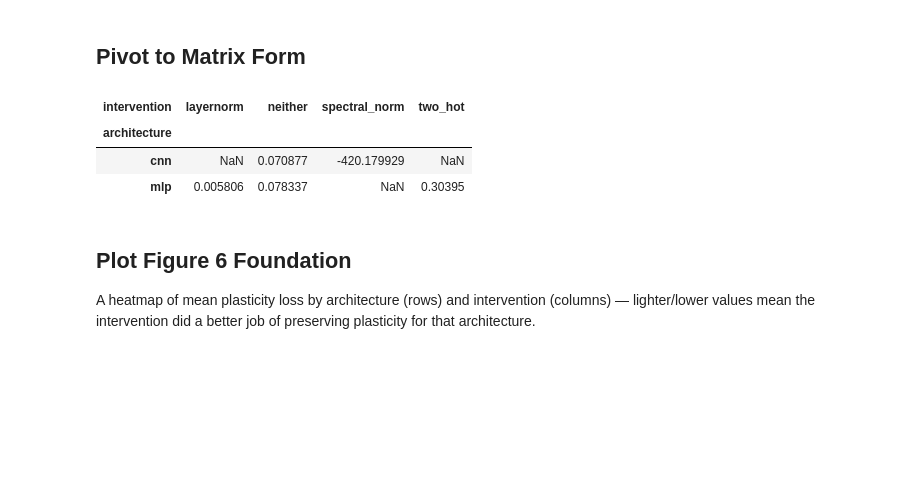
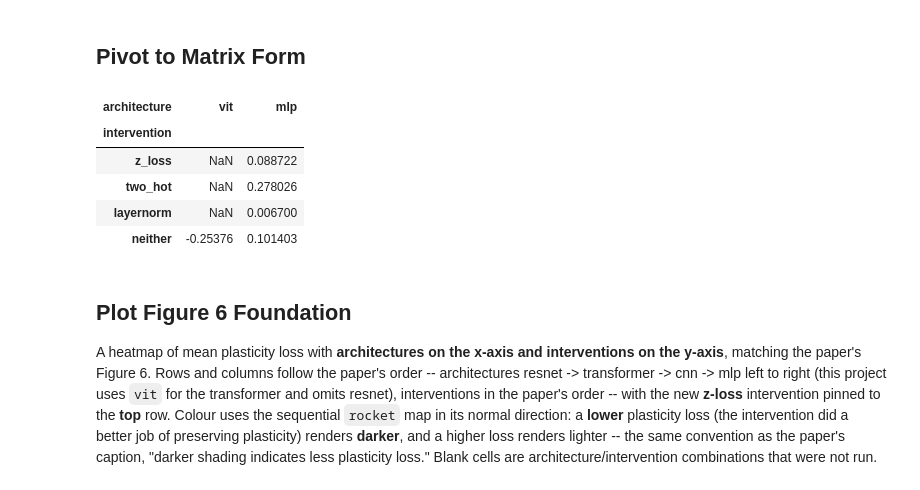
Before and after one commit to mahdigheidi/Masters-Study-Project, a Jupyter notebook: notebooks/figure6_intervention_matrix.ipynb, the cells around one changed output. Cells and saved outputs as stored; diff of their text form; code cells hidden in the pictures; blank space fills up the shorter version.

```diff
--- a/notebooks/figure6_intervention_matrix.ipynb
+++ b/notebooks/figure6_intervention_matrix.ipynb
@@ -83,12 +82,14 @@ INTERVENTIONS = (
     "spectral_norm",
     "layernorm",
     "shrink_and_perturb",
+    "z_loss",
 )
 
 
 @dataclass
 class InterventionRunConfig(ClassificationDQNConfig):
     intervention: str = "neither"
+    z_loss_coef: float = 1e-4
     two_hot_bins: int = 51
     two_hot_min: float = -10.0
     two_hot_max: float = 10.0
@@ -314,6 +344,11 @@ def run_intervention_config(config: InterventionRunConfig) -> dict:
             collect_two_hot_transition(env, model, replay, encoding, epsilon, device=DEVICE)
             last_loss = train_two_hot_step(
                 model, target_model, optimizer, replay, config, encoding, device=DEVICE,
+            )
+        elif config.intervention == "z_loss":
+            collect_transition(env, model, replay, epsilon, device=DEVICE)
+            last_loss = train_dqn_zloss_step(
+                model, target_model, optimizer, replay, config, device=DEVICE,
             )
         else:
             collect_transition(env, model, replay, epsilon, device=DEVICE)
@@ -364,7 +399,7 @@ def run_intervention_matrix(
 def make_intervention_matrix_configs(
     data_root: str = "./data",
     download: bool = False,
-    architectures: Sequence[str] = ("mlp", "cnn", "resnet18", "vit"),
+    architectures: Sequence[str] = ("mlp", "vit"),
     interventions: Sequence[str] = INTERVENTIONS,
     environment: str = "easy",
     observation_space: str = "mnist",
@@ -402,8 +437,6 @@ def make_smoke_configs(data_root: str = "./data", download: bool = False) -> Lis
         observation_space="mnist",
         environment="easy",
         hidden_dim=128,
-        cnn_channels=16,
-        cnn_fc_dim=64,
         batch_size=128,
         replay_capacity=5_000,
         warmup_steps=512,
@@ -418,8 +451,8 @@ def make_smoke_configs(data_root: str = "./data", download: bool = False) -> Lis
         configure_intervention(replace(base, architecture="mlp"), "neither"),
         configure_intervention(replace(base, architecture="mlp"), "layernorm"),
         configure_intervention(replace(base, architecture="mlp"), "two_hot"),
-        configure_intervention(replace(base, architecture="cnn"), "neither"),
-        configure_intervention(replace(base, architecture="cnn"), "spectral_norm"),
+        configure_intervention(replace(base, architecture="mlp"), "z_loss"),
+        configure_intervention(replace(base, architecture="vit"), "neither"),
     ]
 # %% [markdown]
 ## Select Architecture and Intervention Runs
@@ -469,23 +490,46 @@ Random targets generated with shape torch.Size([128, 210]).
 # %% [markdown]
 ## Pivot to Matrix Form
 # %%
+# Paper Figure 6 ordering. Interventions run top-to-bottom: z_loss pinned to the
+# top (the new intervention), then the paper's order; "neither" is the paper's "None".
+# Architectures run left-to-right as in the paper (resnet, transformer, cnn, mlp) --
+# this project uses "vit" for the transformer and may omit resnet/cnn.
+INTERVENTION_ORDER = [
+    "z_loss", "two_hot", "reset_last_layer", "weight_decay",
+    "spectral_norm", "layernorm", "shrink_and_perturb", "neither",
+]
+ARCHITECTURE_ORDER = ["resnet", "vit", "cnn", "mlp"]
+
+
+def _ordered(present, canonical):
+    ordered = [x for x in canonical if x in present]
+    ordered += [x for x in present if x not in ordered]  # keep any unexpected categories
+    return ordered
+
+
 def pivot_intervention_matrix(df: pd.DataFrame) -> pd.DataFrame:
-    return df.pivot_table(
-        index="architecture", columns="intervention", values="plasticity_loss", aggfunc="mean",
+    matrix = df.pivot_table(
+        index="intervention", columns="architecture", values="plasticity_loss", aggfunc="mean",
+    )
+    return matrix.reindex(
+        index=_ordered(matrix.index, INTERVENTION_ORDER),
+        columns=_ordered(matrix.columns, ARCHITECTURE_ORDER),
     )
 
 
 matrix = pivot_intervention_matrix(intervention_df)
 matrix
 # %% [output]
-| intervention | layernorm | neither | spectral_norm | two_hot |
-| architecture |  |  |  |  |
-| cnn | NaN | 0.070877 | -420.179929 | NaN |
-| mlp | 0.005806 | 0.078337 | NaN | 0.30395 |
+| architecture | vit | mlp |
+| intervention |  |  |
+| z_loss | NaN | 0.088722 |
+| two_hot | NaN | 0.278026 |
+| layernorm | NaN | 0.006700 |
+| neither | -0.25376 | 0.101403 |
 # %% [markdown]
 ## Plot Figure 6 Foundation
 
-A heatmap of mean plasticity loss by architecture (rows) and intervention (columns) — lighter/lower values mean the intervention did a better job of preserving plasticity for that architecture.
+A heatmap of mean plasticity loss with **architectures on the x-axis and interventions on the y-axis**, matching the paper's Figure 6. Rows and columns follow the paper's order -- architectures resnet -> transformer -> cnn -> mlp left to right (this project uses `vit` for the transformer and omits resnet), interventions in the paper's order -- with the new **z-loss** intervention pinned to the **top** row. Colour uses the sequential `rocket` map in its normal direction: a **lower** plasticity loss (the intervention did a better job of preserving plasticity) renders **darker**, and a higher loss renders lighter -- the same convention as the paper's caption, "darker shading indicates less plasticity loss." Blank cells are architecture/intervention combinations that were not run.
 # %%
 def plot_intervention_matrix(df: pd.DataFrame, save_path=None):
     import matplotlib.pyplot as plt
```
Also changed, not shown: parts of 15 cells of this notebook, 9 other files.
